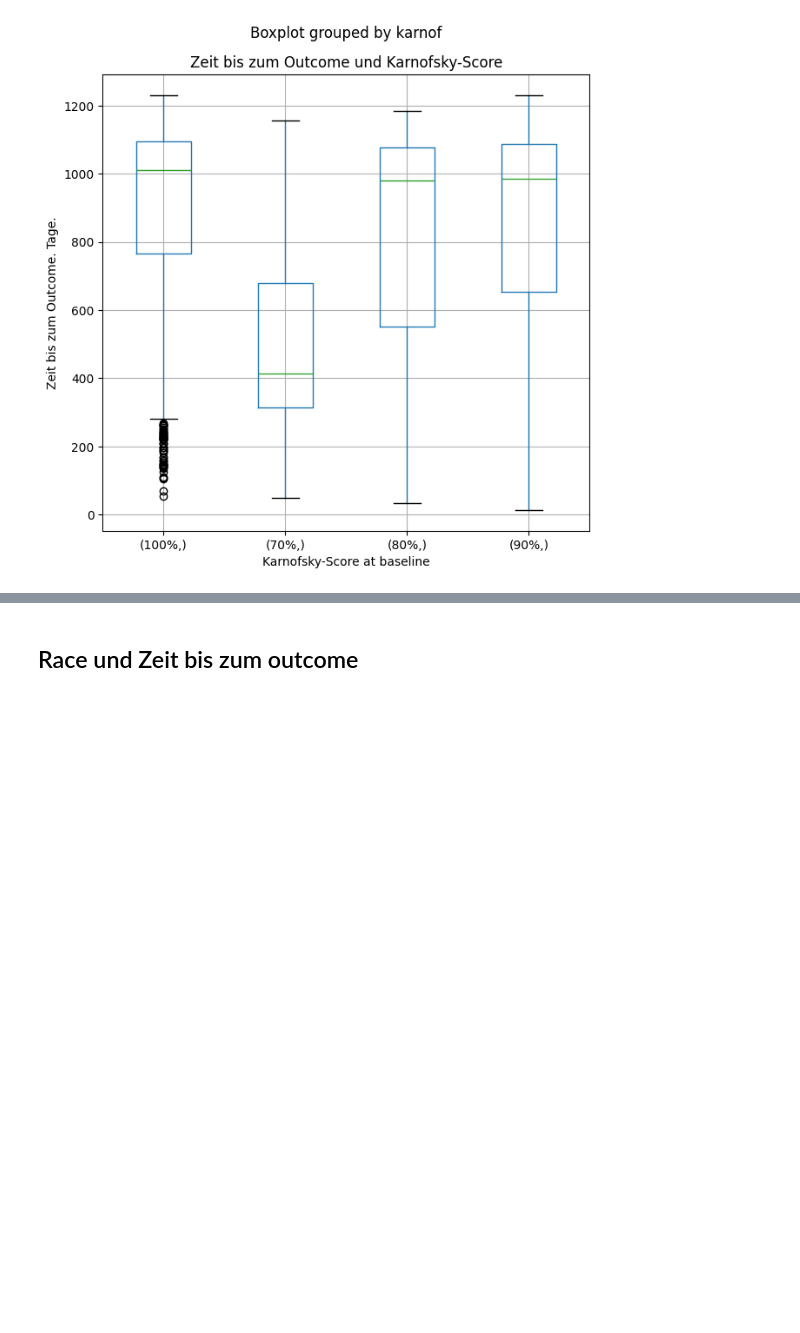
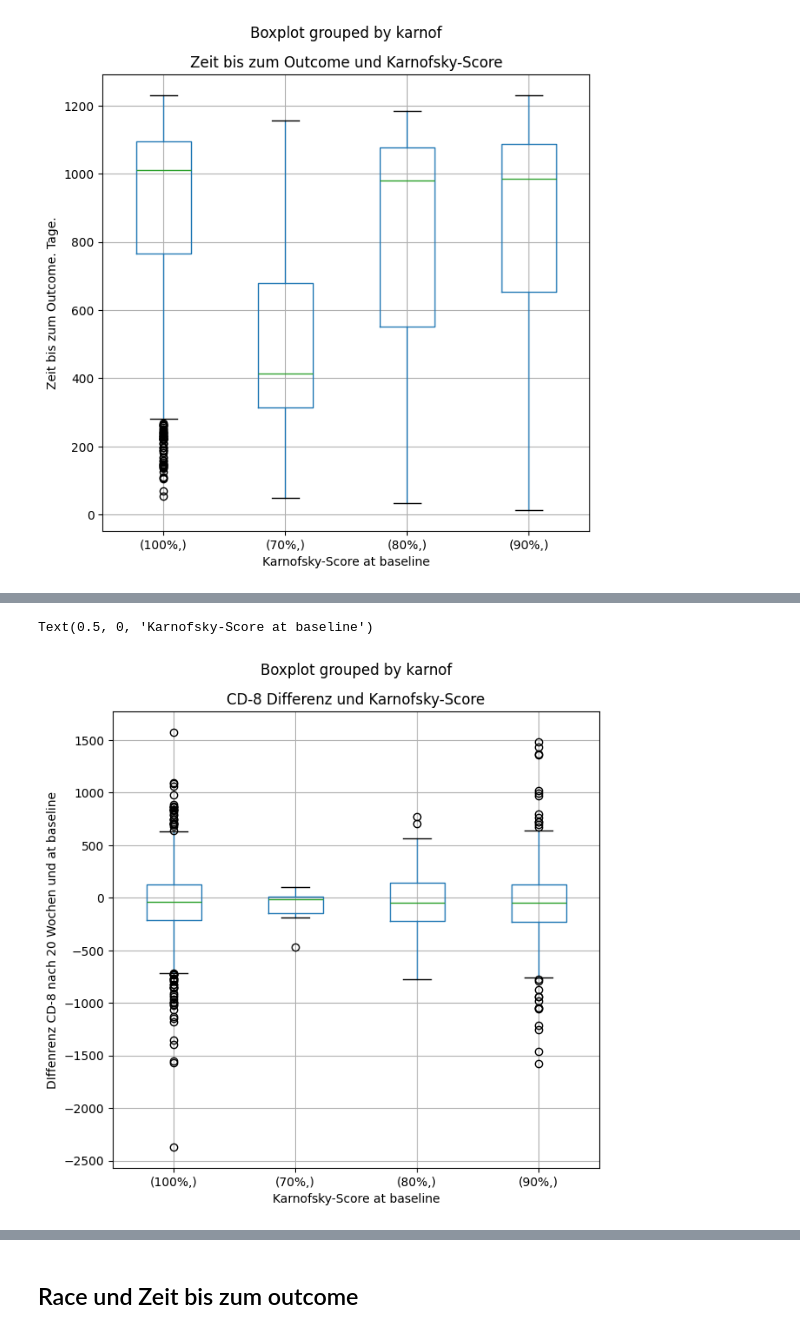
Before and after one commit to bogatyr-e/ml-prediction-aids, a Jupyter notebook: src/preprocessing.ipynb, the cells around one changed output, grey strips where cells are left out. Saved outputs shown, nothing was run; the diff lists cells and outputs as text; code cells hidden in the pictures; blank space fills up the shorter version.

```diff
--- a/src/preprocessing.ipynb
+++ b/src/preprocessing.ipynb
@@ -517,0 +529,9 @@ Es scheint, dass nur Karvofsky <= 70% Einfluss auf die Zeit bis zum Outcome hat.
+# %%
+plot7 = aids.boxplot(['cd8-diff'], by=['karnof'], figsize=(7,7), return_type='both') #
+
+plt.title("CD-8 Differenz und Karnofsky-Score", fontsize=12)
+plt.ylabel("DIffenrenz CD-8 nach 20 Wochen und at baseline", fontsize=10)
+plt.xlabel("Karnofsky-Score at baseline", fontsize=10)
+# %% [output]
+Text(0.5, 0, 'Karnofsky-Score at baseline')
+[figure, added]
```
Also changed, not shown: parts of 22 cells of this notebook, 4 other files.
